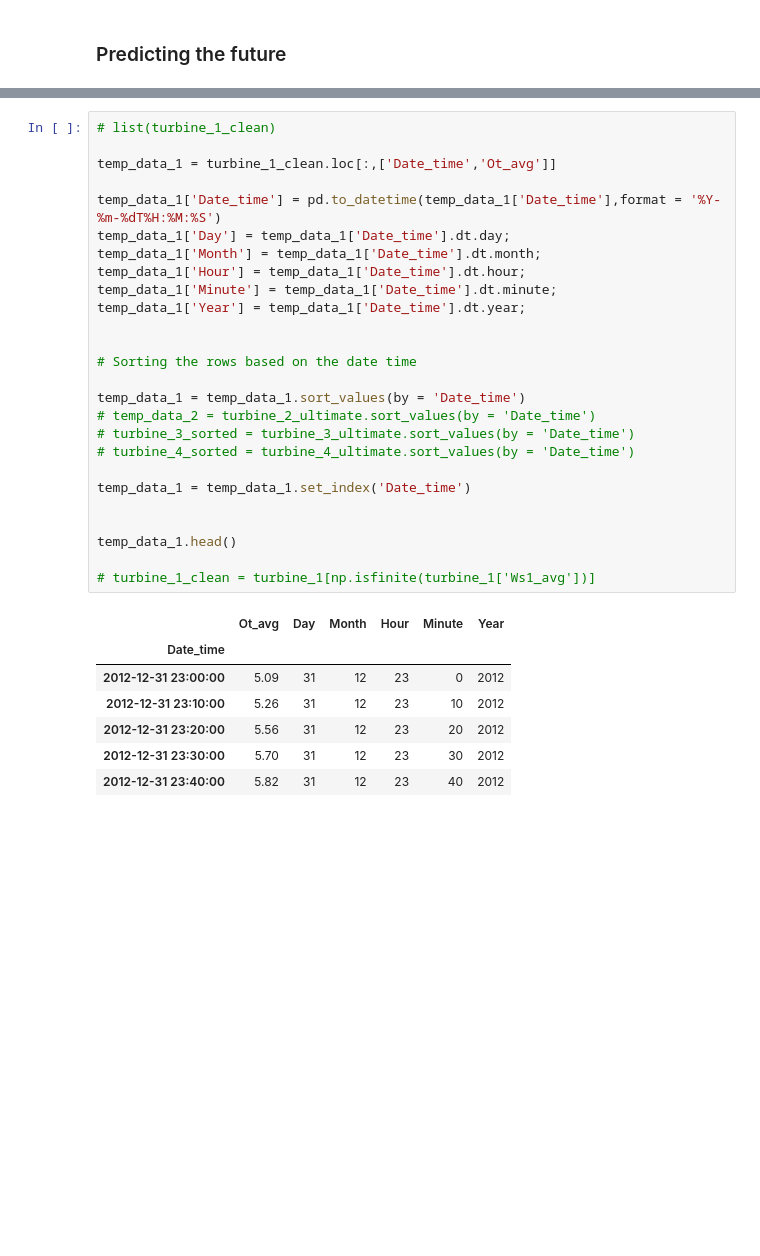
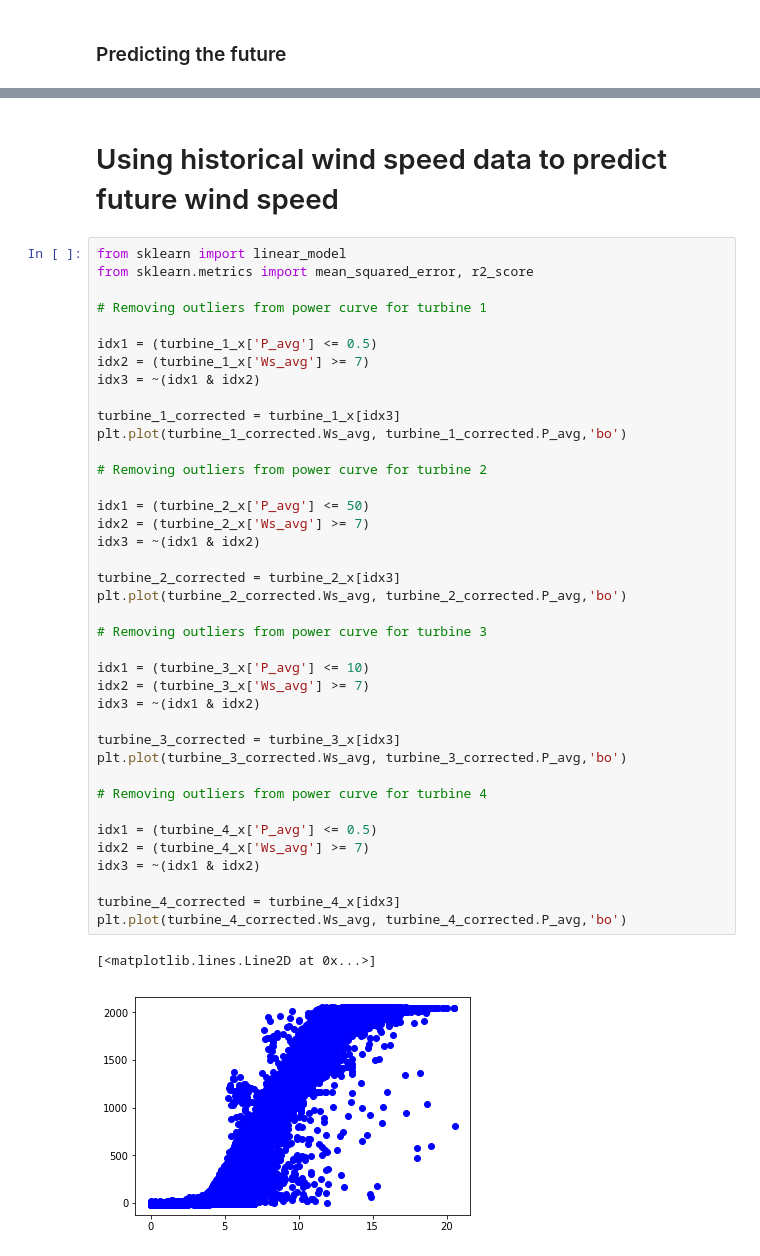
Before and after one commit to jason-hu7/Wind-Farm-Prediction, a Jupyter notebook: complete_code_v1.ipynb, the cells around one changed output, grey strips where cells are left out. Saved outputs shown, nothing was run; the diff lists cells and outputs as text; blank space fills up the shorter version.

```diff
--- a/complete_code_v1.ipynb
+++ b/complete_code_v1.ipynb
@@ -849,34 +775,44 @@ plt.plot(x_test.Ot_avg)
-# %%
-# list(turbine_1_clean)
-
-temp_data_1 = turbine_1_clean.loc[:,['Date_time','Ot_avg']]
-
-temp_data_1['Date_time'] = pd.to_datetime(temp_data_1['Date_time'],format = '%Y-%m-%dT%H:%M:%S')
-temp_data_1['Day'] = temp_data_1['Date_time'].dt.day;
-temp_data_1['Month'] = temp_data_1['Date_time'].dt.month;
-temp_data_1['Hour'] = temp_data_1['Date_time'].dt.hour;
-temp_data_1['Minute'] = temp_data_1['Date_time'].dt.minute;
-temp_data_1['Year'] = temp_data_1['Date_time'].dt.year;
-
-
-# Sorting the rows based on the date time
-
-temp_data_1 = temp_data_1.sort_values(by = 'Date_time')
-# temp_data_2 = turbine_2_ultimate.sort_values(by = 'Date_time')
-# turbine_3_sorted = turbine_3_ultimate.sort_values(by = 'Date_time')
-# turbine_4_sorted = turbine_4_ultimate.sort_values(by = 'Date_time')
-
-temp_data_1 = temp_data_1.set_index('Date_time')
-
-
-temp_data_1.head()
-
-# turbine_1_clean = turbine_1[np.isfinite(turbine_1['Ws1_avg'])]
-# %% [output]
-|  | Ot_avg | Day | Month | Hour | Minute | Year |
-| Date_time |  |  |  |  |  |  |
-| 2012-12-31 23:00:00 | 5.09 | 31 | 12 | 23 | 0 | 2012 |
-| 2012-12-31 23:10:00 | 5.26 | 31 | 12 | 23 | 10 | 2012 |
-| 2012-12-31 23:20:00 | 5.56 | 31 | 12 | 23 | 20 | 2012 |
-| 2012-12-31 23:30:00 | 5.70 | 31 | 12 | 23 | 30 | 2012 |
-| 2012-12-31 23:40:00 | 5.82 | 31 | 12 | 23 | 40 | 2012 |
+# %% [markdown]
+# Using historical wind speed data to predict future wind speed
+# %%
+from sklearn import linear_model
+from sklearn.metrics import mean_squared_error, r2_score
+
+# Removing outliers from power curve for turbine 1
+
+idx1 = (turbine_1_x['P_avg'] <= 0.5)
+idx2 = (turbine_1_x['Ws_avg'] >= 7)
+idx3 = ~(idx1 & idx2)
+
+turbine_1_corrected = turbine_1_x[idx3]
+plt.plot(turbine_1_corrected.Ws_avg, turbine_1_corrected.P_avg,'bo')
+
+# Removing outliers from power curve for turbine 2
+
+idx1 = (turbine_2_x['P_avg'] <= 50)
+idx2 = (turbine_2_x['Ws_avg'] >= 7)
+idx3 = ~(idx1 & idx2)
+
+turbine_2_corrected = turbine_2_x[idx3]
+plt.plot(turbine_2_corrected.Ws_avg, turbine_2_corrected.P_avg,'bo')
+
+# Removing outliers from power curve for turbine 3
+
+idx1 = (turbine_3_x['P_avg'] <= 10)
+idx2 = (turbine_3_x['Ws_avg'] >= 7)
+idx3 = ~(idx1 & idx2)
+
+turbine_3_corrected = turbine_3_x[idx3]
+plt.plot(turbine_3_corrected.Ws_avg, turbine_3_corrected.P_avg,'bo')
+
+# Removing outliers from power curve for turbine 4
+
+idx1 = (turbine_4_x['P_avg'] <= 0.5)
+idx2 = (turbine_4_x['Ws_avg'] >= 7)
+idx3 = ~(idx1 & idx2)
+
+turbine_4_corrected = turbine_4_x[idx3]
+plt.plot(turbine_4_corrected.Ws_avg, turbine_4_corrected.P_avg,'bo')
+# %% [output]
+[<matplotlib.lines.Line2D at 0x...>]
+[figure, added]
```
Also changed, not shown: parts of 45 cells of this notebook.
